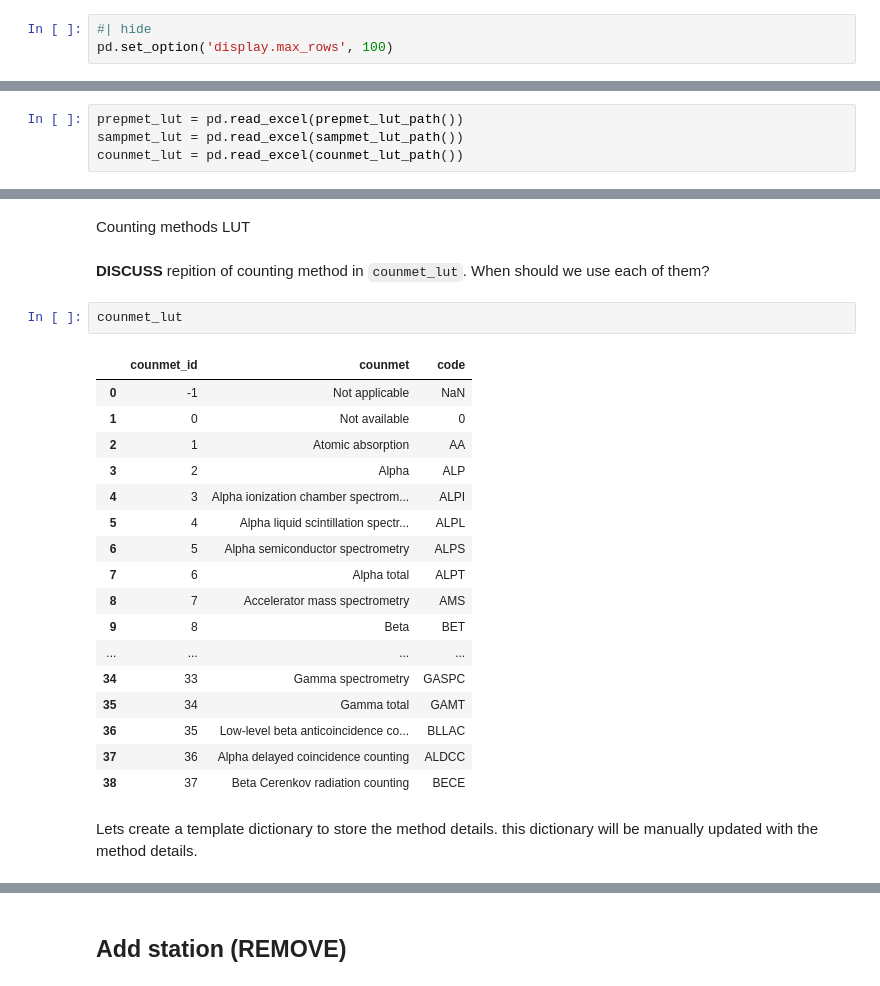
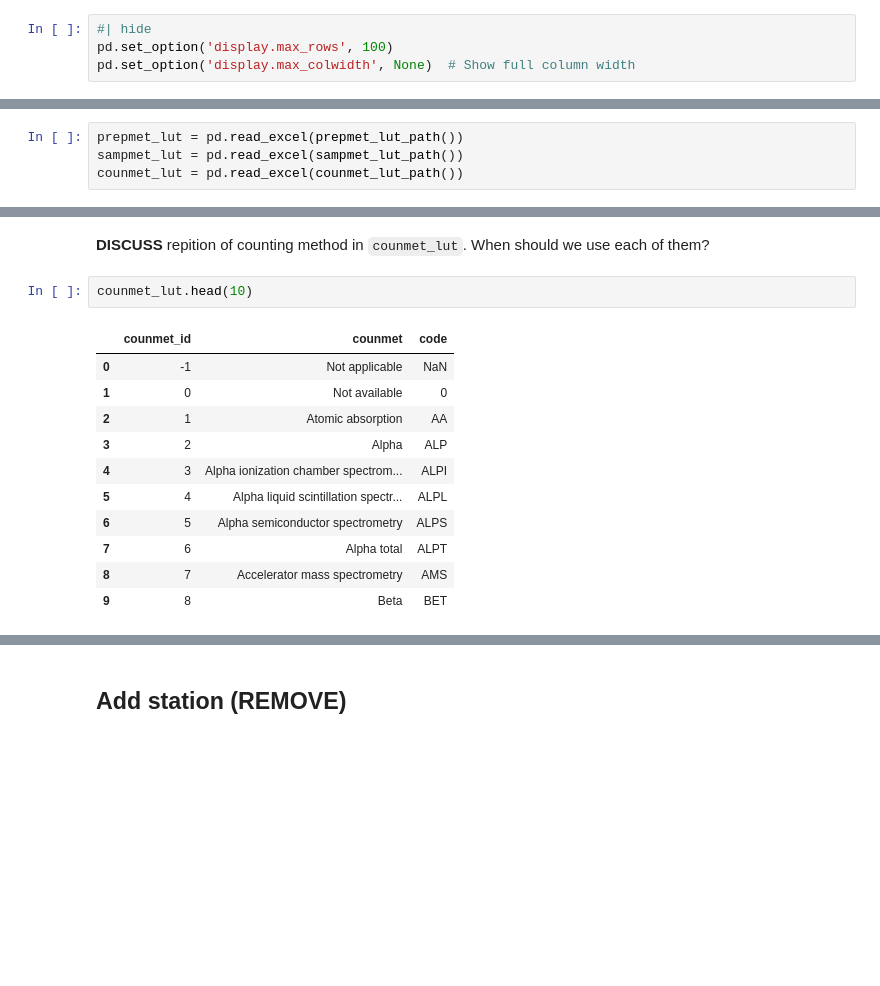
Before and after one commit to franckalbinet/marisco, a Jupyter notebook: nbs/handlers/helcom.ipynb, the cells around one changed output, grey strips where cells are left out. Cells and saved outputs as stored; diff of their text form; blank space fills up the shorter version.

```diff
--- a/nbs/handlers/helcom.ipynb
+++ b/nbs/handlers/helcom.ipynb
@@ -105,6 +105,7 @@ warnings.filterwarnings('ignore')
 # %%
 #| hide
 pd.set_option('display.max_rows', 100)
+pd.set_option('display.max_colwidth', None)  # Show full column width
 # %% [markdown]
 ## Configuration & file paths
 # %% [markdown]
@@ -1588,26 +1542,16 @@ sampmet_lut
-# %% [markdown]
-Counting methods LUT
 # %% [markdown]
 **DISCUSS** repition of counting method in `counmet_lut`. When should we use each of them?
 # %%
-counmet_lut
+counmet_lut.head(10)
 # %% [output]
 |  | counmet_id | counmet | code |
 | 0 | -1 | Not applicable | NaN |
 | 1 | 0 | Not available | 0 |
 | 2 | 1 | Atomic absorption | AA |
 | 3 | 2 | Alpha | ALP |
 | 4 | 3 | Alpha ionization chamber spectrom... | ALPI |
 | 5 | 4 | Alpha liquid scintillation spectr... | ALPL |
 | 6 | 5 | Alpha semiconductor spectrometry | ALPS |
 | 7 | 6 | Alpha total | ALPT |
 | 8 | 7 | Accelerator mass spectrometry | AMS |
 | 9 | 8 | Beta | BET |
-| ... | ... | ... | ... |
-| 34 | 33 | Gamma spectrometry | GASPC |
-| 35 | 34 | Gamma total | GAMT |
-| 36 | 35 | Low-level beta anticoincidence co... | BLLAC |
-| 37 | 36 | Alpha delayed coincidence counting | ALDCC |
-| 38 | 37 | Beta Cerenkov radiation counting | BECE |
-# %% [markdown]
-Lets create a template dictionary to store the method details. this dictionary will be manually updated with the method details.
```
Also changed, not shown: parts of 27 cells of this notebook, 3 other files.
